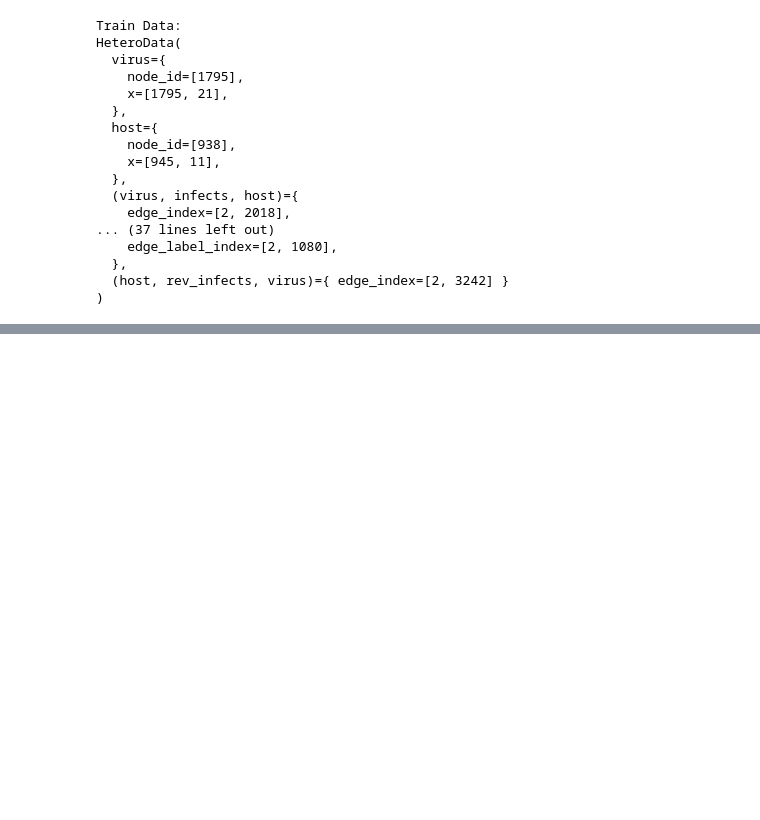
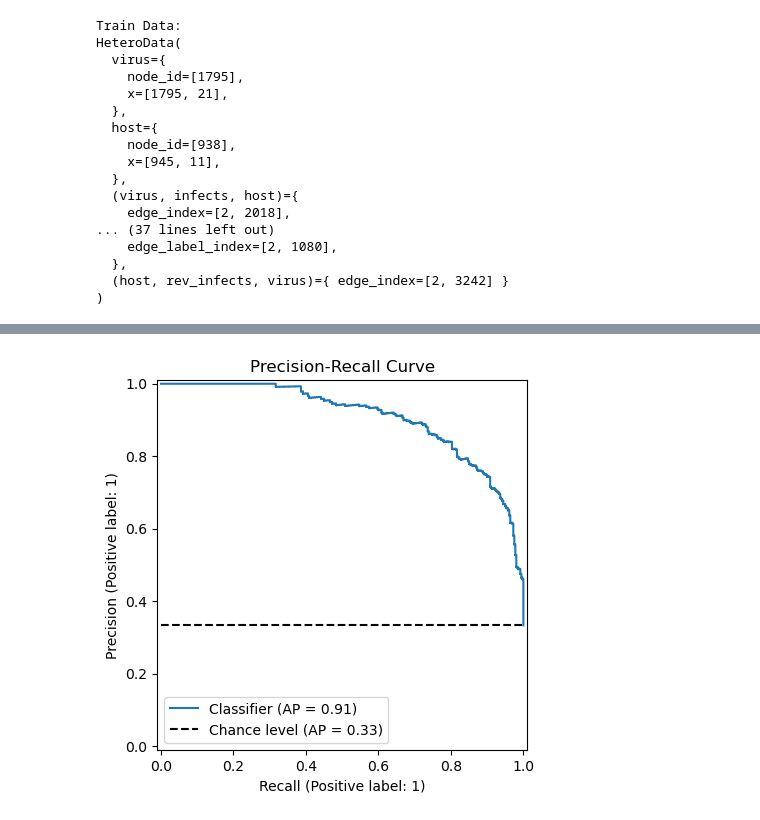
Before and after one commit to gdriskill/zoonotic-diseases, a Jupyter notebook: scripts/gnn/train_eval_avian-dfencoder.ipynb, the cells around one changed output, grey strips where cells are left out. Cells and saved outputs as stored; diff of their text form; code cells hidden in the pictures; blank space fills up the shorter version.

```diff
--- a/scripts/gnn/train_eval_avian-dfencoder.ipynb
+++ b/scripts/gnn/train_eval_avian-dfencoder.ipynb
@@ -448,0 +461,6 @@ plt.show()
+# %%
+PrecisionRecallDisplay.from_predictions(val_labels, val_preds, plot_chance_level=True)
+plt.title('Precision-Recall Curve')
+plt.show()
+# %% [output]
+[figure, added]
```
Also changed, not shown: parts of 8 cells of this notebook.
